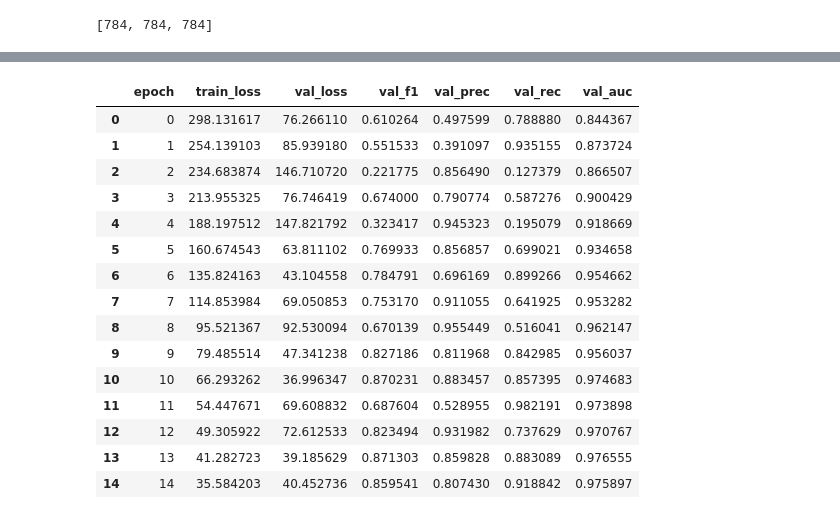
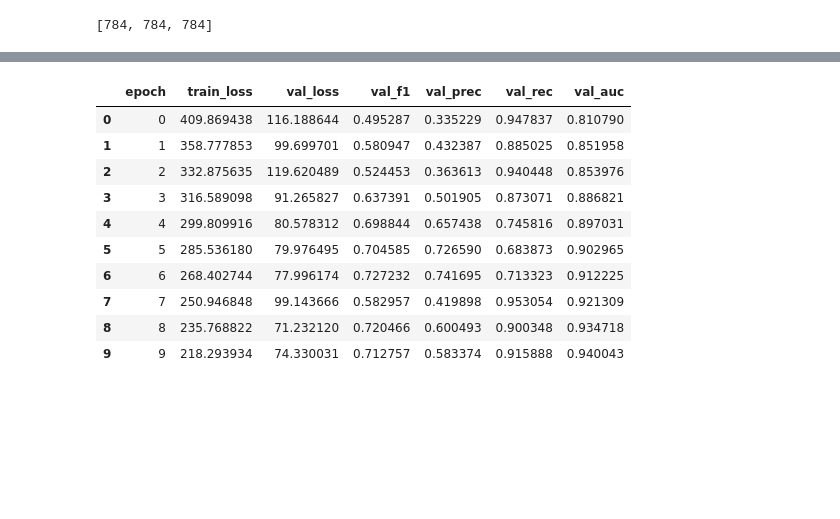
Before and after one commit to kvjmistry/ATPC, a Jupyter notebook: notebooks/ML_3D_CNN.ipynb, the cells around one changed output, grey strips where cells are left out. Saved outputs shown, nothing was run; the diff lists cells and outputs as text; code cells hidden in the pictures; blank space fills up the shorter version.

```diff
--- a/notebooks/ML_3D_CNN.ipynb
+++ b/notebooks/ML_3D_CNN.ipynb
@@ -415,10 +416,16 @@ class SparseEventNet(nn.Module):
 
         # Final Dense Layer to cast to number of classes
         self.fc = nn.Sequential(
+            nn.Linear(256, 128),
+            nn.ReLU(),
+            nn.Dropout(0.2),
             nn.Linear(128, 64),
             nn.ReLU(),
-            nn.Dropout(0.5),
-            nn.Linear(64, num_classes)
+            nn.Dropout(0.2),
+            nn.Linear(64, 32),
+            nn.ReLU(),
+            nn.Dropout(0.2),
+            nn.Linear(32, num_classes)
         )
 
     def forward(self, features, coords, batch_size):
@@ -430,7 +437,7 @@ class SparseEventNet(nn.Module):
         return self.fc(out)
 
     # Global Pooling
-    # Take the features of the remaining sparse points and average them (per image)
+    # Take the features of the remaining sparse points and average+get max (per image)
     # x.features is a tensor of [Total_Active_Points, features]
     # We need to average these per-image using the batch indices in x.indices
     def global_pool(self, x):
@@ -440,7 +447,10 @@ class SparseEventNet(nn.Module):
         for i in range(x.batch_size):
             mask = (batch_ids == i)
             if mask.any():
-                pooled_feats.append(features[mask].mean(dim=0))
+                pooled_feats.append(torch.cat([
+                    features[mask].mean(dim=0),
+                    features[mask].max(dim=0)[0]
+                ]))
             # Safetey block in case a processed image is empty at this stage (no active voxels)
             # In this case return array of zeros.
             else:
@@ -574,37 +594,32 @@ Test Accuracy: 0.9321560734921769
 # %%
 model = SparseEventNet(input_channels=1, num_classes=2, spatial_shape=train_dataset.spatial_shape).to(device)
-optimizer = torch.optim.Adam(model.parameters(), lr=1e-3)
+# optimizer = torch.optim.Adam(model.parameters(), lr=1e-3)
 class_weights = torch.tensor([weight_bkg, weight_signal], dtype=torch.float).to(device)
 criterion = nn.CrossEntropyLoss(weight=class_weights).to(device)
 
 
 checkpoint = torch.load(f'../CNN_files/CNN_v1.pt', map_location=device)
 
 # 4. Restore the states
 model.load_state_dict(checkpoint['model_state_dict'])
-optimizer.load_state_dict(checkpoint['optimizer_state_dict'])
+# optimizer.load_state_dict(checkpoint['optimizer_state_dict'])
 epoch = checkpoint['epoch']
 loss = checkpoint['loss']
 
 history_df = pd.read_csv(f"../CNN_files/CNN_train_history.csv")
 display(history_df)
 # %% [output]
 |  | epoch | train_loss | val_loss | val_f1 | val_prec | val_rec | val_auc |
-| 0 | 0 | 298.131617 | 76.266110 | 0.610264 | 0.497599 | 0.788880 | 0.844367 |
-| 1 | 1 | 254.139103 | 85.939180 | 0.551533 | 0.391097 | 0.935155 | 0.873724 |
-| 2 | 2 | 234.683874 | 146.710720 | 0.221775 | 0.856490 | 0.127379 | 0.866507 |
-| 3 | 3 | 213.955325 | 76.746419 | 0.674000 | 0.790774 | 0.587276 | 0.900429 |
-| 4 | 4 | 188.197512 | 147.821792 | 0.323417 | 0.945323 | 0.195079 | 0.918669 |
-| 5 | 5 | 160.674543 | 63.811102 | 0.769933 | 0.856857 | 0.699021 | 0.934658 |
-| 6 | 6 | 135.824163 | 43.104558 | 0.784791 | 0.696169 | 0.899266 | 0.954662 |
-| 7 | 7 | 114.853984 | 69.050853 | 0.753170 | 0.911055 | 0.641925 | 0.953282 |
-| 8 | 8 | 95.521367 | 92.530094 | 0.670139 | 0.955449 | 0.516041 | 0.962147 |
-| 9 | 9 | 79.485514 | 47.341238 | 0.827186 | 0.811968 | 0.842985 | 0.956037 |
-| 10 | 10 | 66.293262 | 36.996347 | 0.870231 | 0.883457 | 0.857395 | 0.974683 |
-| 11 | 11 | 54.447671 | 69.608832 | 0.687604 | 0.528955 | 0.982191 | 0.973898 |
-| 12 | 12 | 49.305922 | 72.612533 | 0.823494 | 0.931982 | 0.737629 | 0.970767 |
-| 13 | 13 | 41.282723 | 39.185629 | 0.871303 | 0.859828 | 0.883089 | 0.976555 |
-| 14 | 14 | 35.584203 | 40.452736 | 0.859541 | 0.807430 | 0.918842 | 0.975897 |
+| 0 | 0 | 409.869438 | 116.188644 | 0.495287 | 0.335229 | 0.947837 | 0.810790 |
+| 1 | 1 | 358.777853 | 99.699701 | 0.580947 | 0.432387 | 0.885025 | 0.851958 |
+| 2 | 2 | 332.875635 | 119.620489 | 0.524453 | 0.363613 | 0.940448 | 0.853976 |
+| 3 | 3 | 316.589098 | 91.265827 | 0.637391 | 0.501905 | 0.873071 | 0.886821 |
+| 4 | 4 | 299.809916 | 80.578312 | 0.698844 | 0.657438 | 0.745816 | 0.897031 |
+| 5 | 5 | 285.536180 | 79.976495 | 0.704585 | 0.726590 | 0.683873 | 0.902965 |
+| 6 | 6 | 268.402744 | 77.996174 | 0.727232 | 0.741695 | 0.713323 | 0.912225 |
+| 7 | 7 | 250.946848 | 99.143666 | 0.582957 | 0.419898 | 0.953054 | 0.921309 |
+| 8 | 8 | 235.768822 | 71.232120 | 0.720466 | 0.600493 | 0.900348 | 0.934718 |
+| 9 | 9 | 218.293934 | 74.330031 | 0.712757 | 0.583374 | 0.915888 | 0.940043 |
 # %%
 # Now we want to make the following plots:
 # ROC curve -- train, validation, test
```
Also changed, not shown: parts of 11 cells of this notebook, 2 other files.
